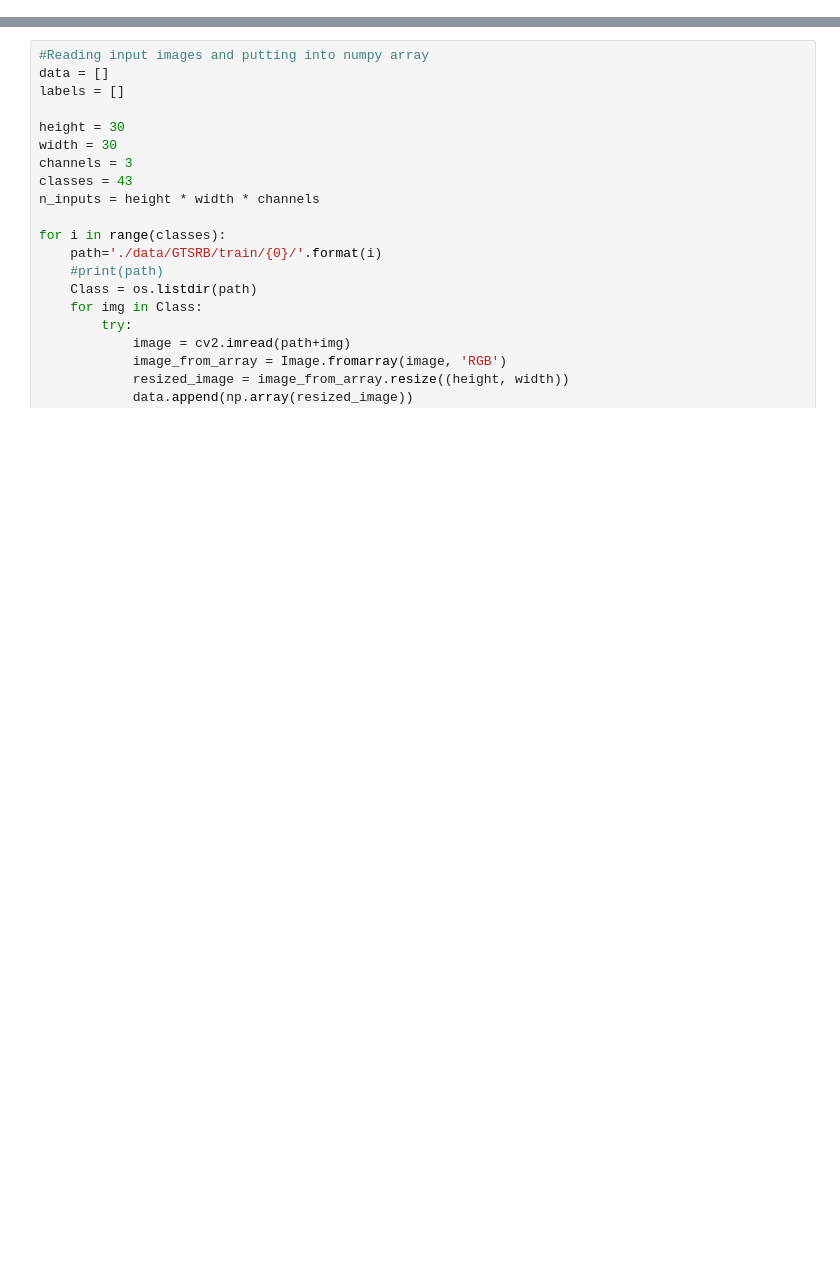
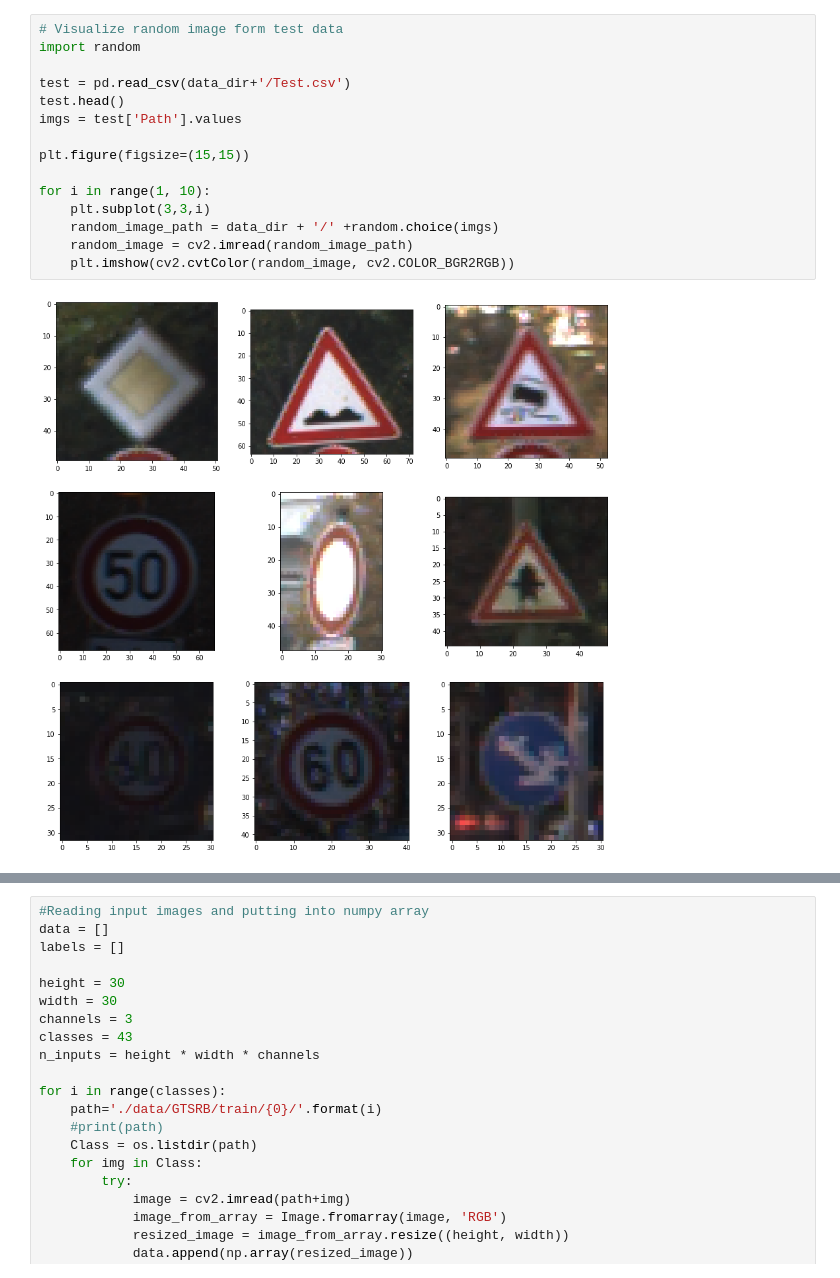
Before and after one commit to soaibsafi/ConvNet, a Jupyter notebook: German Trafic Sign Recognition.ipynb, the cells around one changed output, grey strips where cells are left out. Drawn from its saved outputs; the diff is of its cells as text; blank space fills up the shorter version.

```diff
--- a/German Trafic Sign Recognition.ipynb
+++ b/German Trafic Sign Recognition.ipynb
@@ -8,0 +94,17 @@ from PIL import Image
+# %%
+# Visualize random image form test data
+import random
+
+test = pd.read_csv(data_dir+'/Test.csv')
+test.head()
+imgs = test['Path'].values
+
+plt.figure(figsize=(15,15))
+
+for i in range(1, 10):
+    plt.subplot(3,3,i)
+    random_image_path = data_dir + '/' +random.choice(imgs)
+    random_image = cv2.imread(random_image_path)
+    plt.imshow(cv2.cvtColor(random_image, cv2.COLOR_BGR2RGB))
+# %% [output]
+[figure, added]
```
Also changed, not shown: parts of 17 cells of this notebook.
